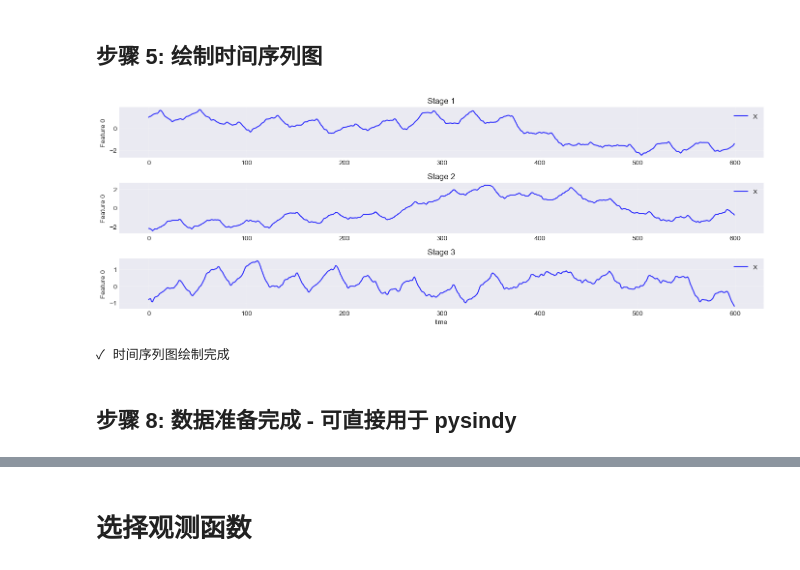
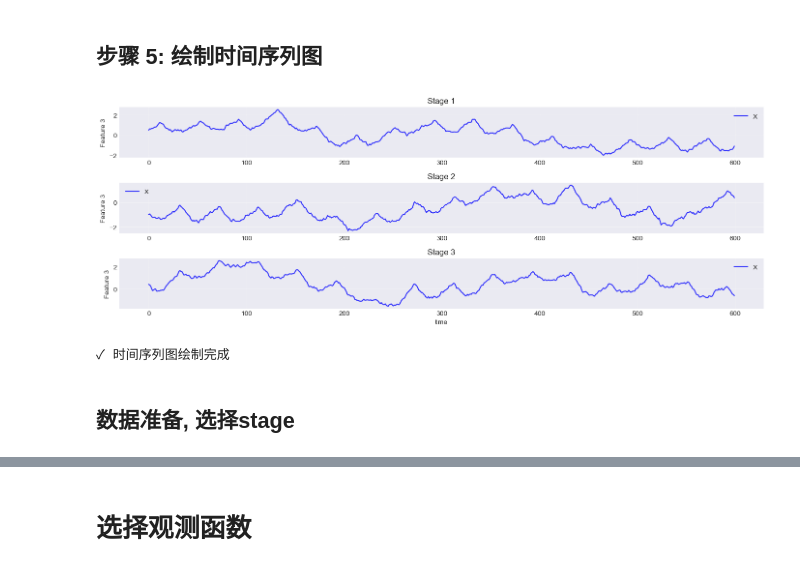
Before and after one commit to Matthew-ymz/koopCE, a Jupyter notebook: neural_science/compare_stages.ipynb, the cells around one changed output, grey strips where cells are left out. Saved outputs shown, nothing was run; the diff lists cells and outputs as text; code cells hidden in the pictures.

```diff
--- a/neural_science/compare_stages.ipynb
+++ b/neural_science/compare_stages.ipynb
@@ -56,28 +56,28 @@ for stage in [1, 2, 3]:
 # %%
 # 绘制 3 个阶段的时间序列
 fig, axes = plt.subplots(3, 1, figsize=(14, 5))
-feature = 0  # 只绘制第一个特征
+feature = 3  # 只绘制第一个特征
 
 for idx, stage in enumerate([1, 2, 3]):
     # 获取数据
     X_train = train_data[stage][0]
 
     # 绘制特征值
     axes[idx].plot(X_train[:, feature], 'b-', linewidth=1.5, alpha=0.8, label='X')
     axes[idx].set_ylabel(f'Feature {feature}')
     axes[idx].set_title(f'Stage {stage}')
     axes[idx].grid(True, alpha=0.3)
     axes[idx].legend()
 
 
 axes[2].set_xlabel('time')
 plt.tight_layout()
 plt.show()
 
 print("✓ 时间序列图绘制完成")
 # %% [output]
-[figure, old version]
+[figure, new version]
 ✓ 时间序列图绘制完成
-# %% [markdown]
-## 步骤 8: 数据准备完成 - 可直接用于 pysindy
+# %% [markdown]
+## 数据准备, 选择stage
 # %%
```
Also changed, not shown: parts of 32 cells of this notebook, 4 other files.
